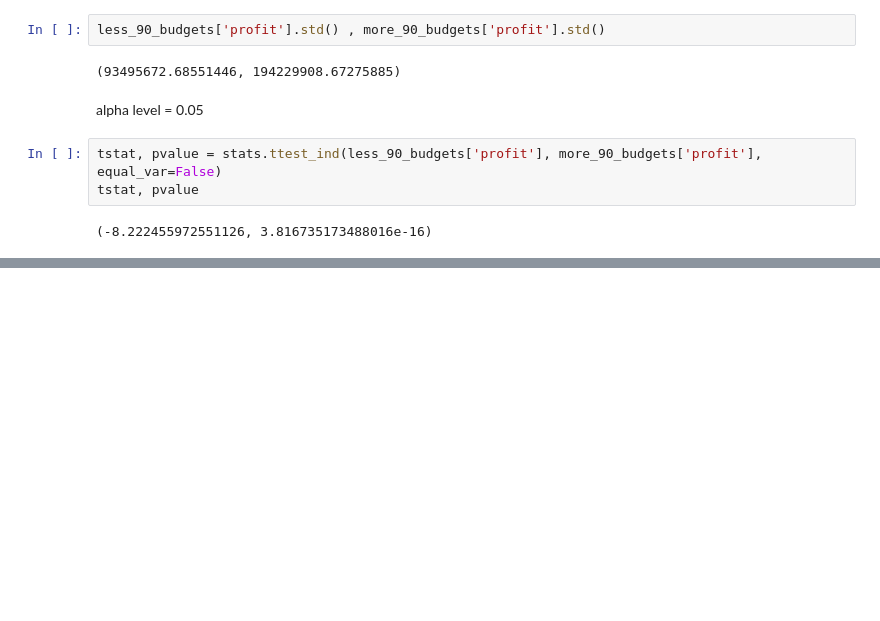
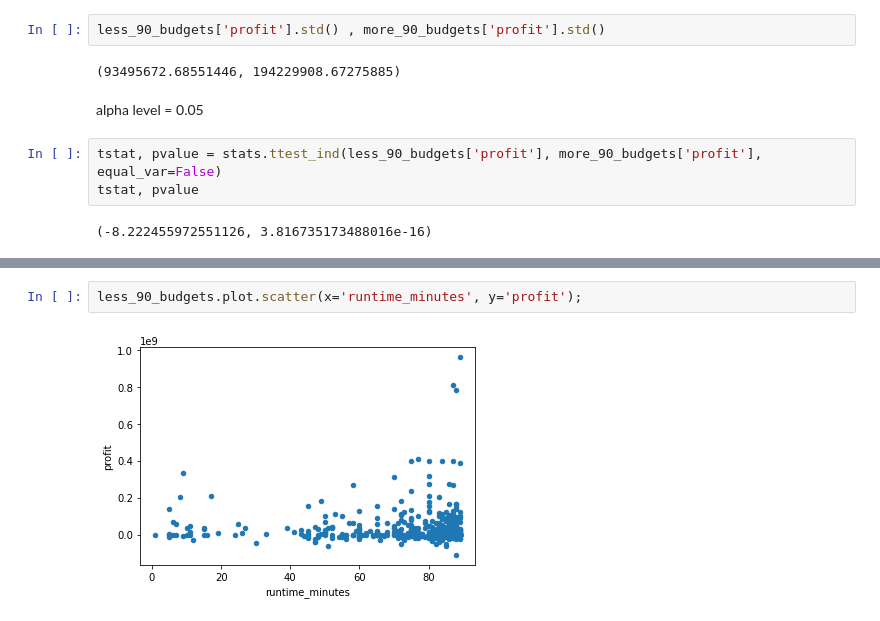
Before and after one commit to ramses02/Movies_Phase_2, a Jupyter notebook: ben_scratch_code.ipynb, the cells around one changed output, grey strips where cells are left out. Saved outputs shown, nothing was run; the diff lists cells and outputs as text; blank space fills up the shorter version.

```diff
--- a/ben_scratch_code.ipynb
+++ b/ben_scratch_code.ipynb
@@ -567,0 +661,4 @@ tstat, pvalue
+# %%
+less_90_budgets.plot.scatter(x='runtime_minutes', y='profit');
+# %% [output]
+[figure, added]
```
Also changed, not shown: parts of 33 cells of this notebook.
